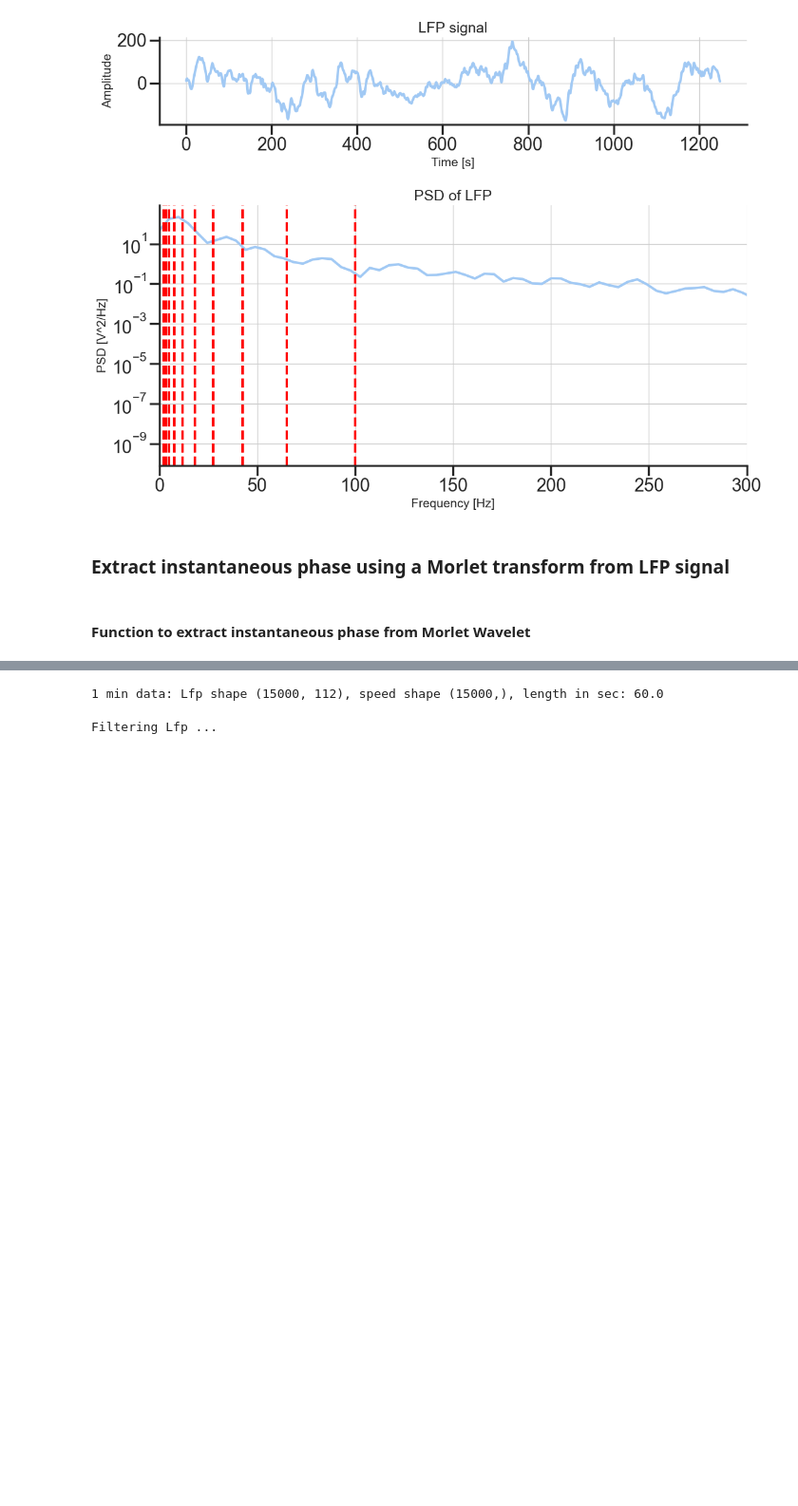
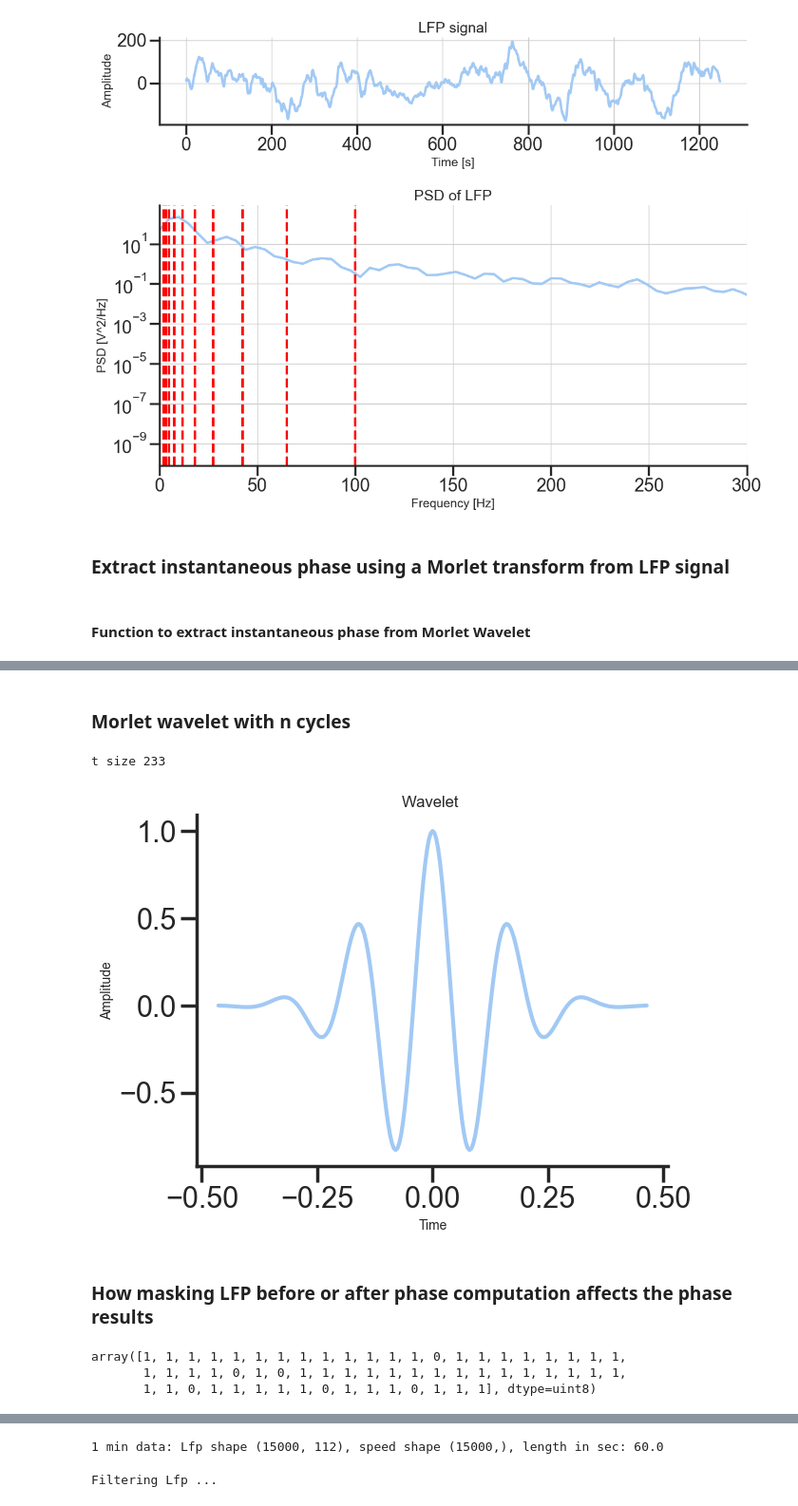
Before and after one commit to gdelfe/Ketamine_effects_on_the_brain, a Jupyter notebook: python/Place_cells_spike_analysis.ipynb, the cells around one changed output, grey strips where cells are left out. Shown at 95% size. Drawn from its saved outputs; the diff is of its cells as text; code cells hidden in the pictures; blank space fills up the shorter version.

```diff
--- a/python/Place_cells_spike_analysis.ipynb
+++ b/python/Place_cells_spike_analysis.ipynb
@@ -559,0 +544,24 @@ TypeError: object of type 'int' has no len()
+# %% [markdown]
+### Morlet wavelet with n cycles
+# %%
+frequency = 6
+num_cycles = 5
+
+sigma = num_cycles / (2 * np.pi * frequency)
+t = np.arange(-3.5*sigma, 3.5*sigma, 1/fs)
+# t = np.arange(-duration/2, duration/2, 1/sampling_rate)
+wavelet = np.exp(2j * np.pi * frequency * t) * np.exp(-t**2 / (2 * sigma**2))
+print('t size', t.size)
+
+plt.plot(t, wavelet)
+plt.title('Wavelet ',fontsize=12)
+plt.xlabel('Time',fontsize=10)
+plt.ylabel('Amplitude',fontsize=10)
+# plt.legend(fontsize=12, loc='upper right')
+# plt.xlim([0,100])
+plt.show()
+# %% [output]
+t size 233
+[figure, added]
+# %% [markdown]
+### How masking LFP before or after phase computation affects the phase results
@@ -559,0 +584,6 @@ TypeError: object of type 'int' has no len()
+# %%
+mask_B[0,:,0]
+# %% [output]
+array([1, 1, 1, 1, 1, 1, 1, 1, 1, 1, 1, 1, 1, 0, 1, 1, 1, 1, 1, 1, 1, 1,
+       1, 1, 1, 1, 0, 1, 0, 1, 1, 1, 1, 1, 1, 1, 1, 1, 1, 1, 1, 1, 1, 1,
+       1, 1, 0, 1, 1, 1, 1, 1, 0, 1, 1, 1, 0, 1, 1, 1], dtype=uint8)
```
Also changed, not shown: parts of 25 cells of this notebook, 3 other files.
